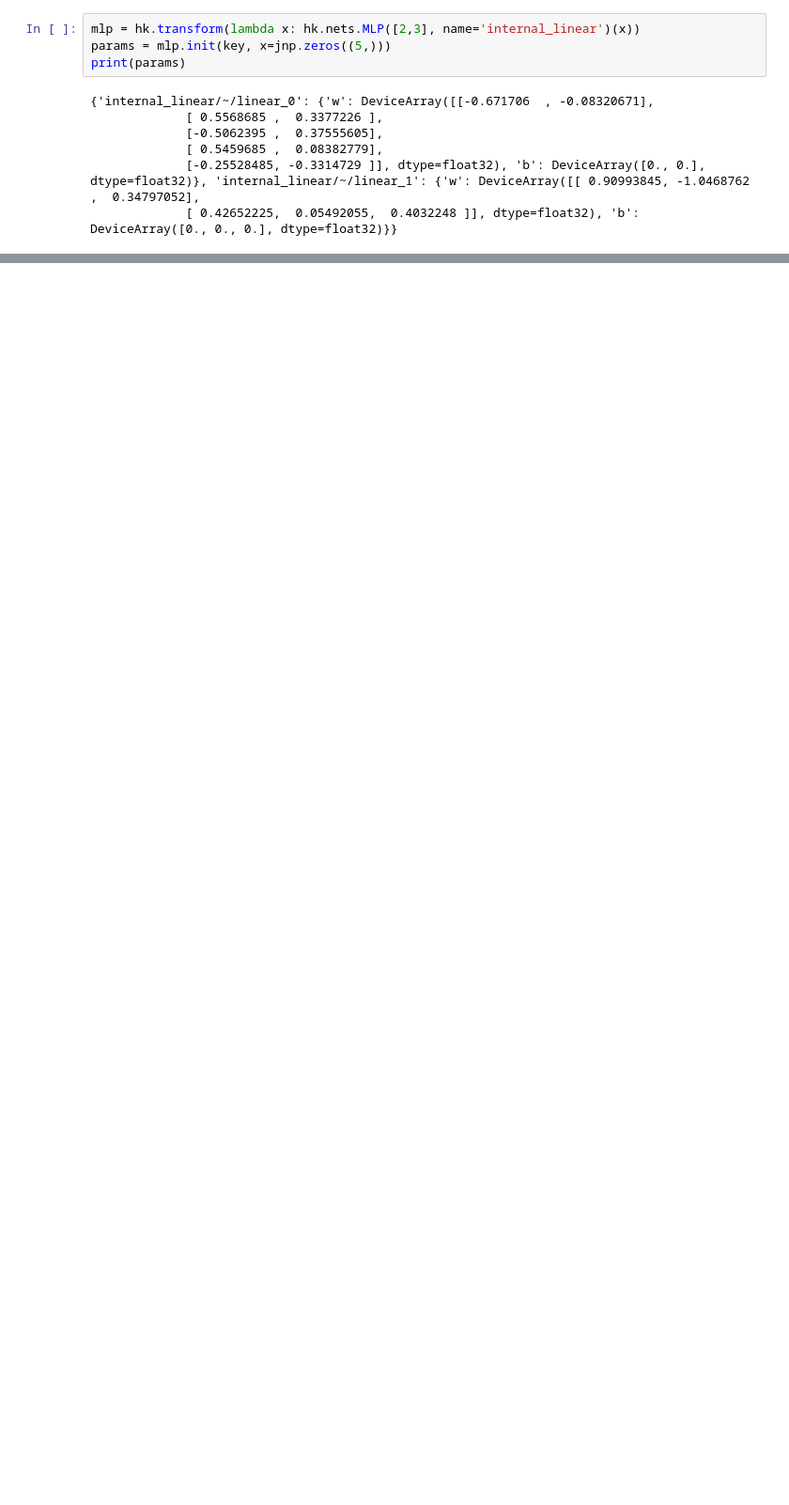
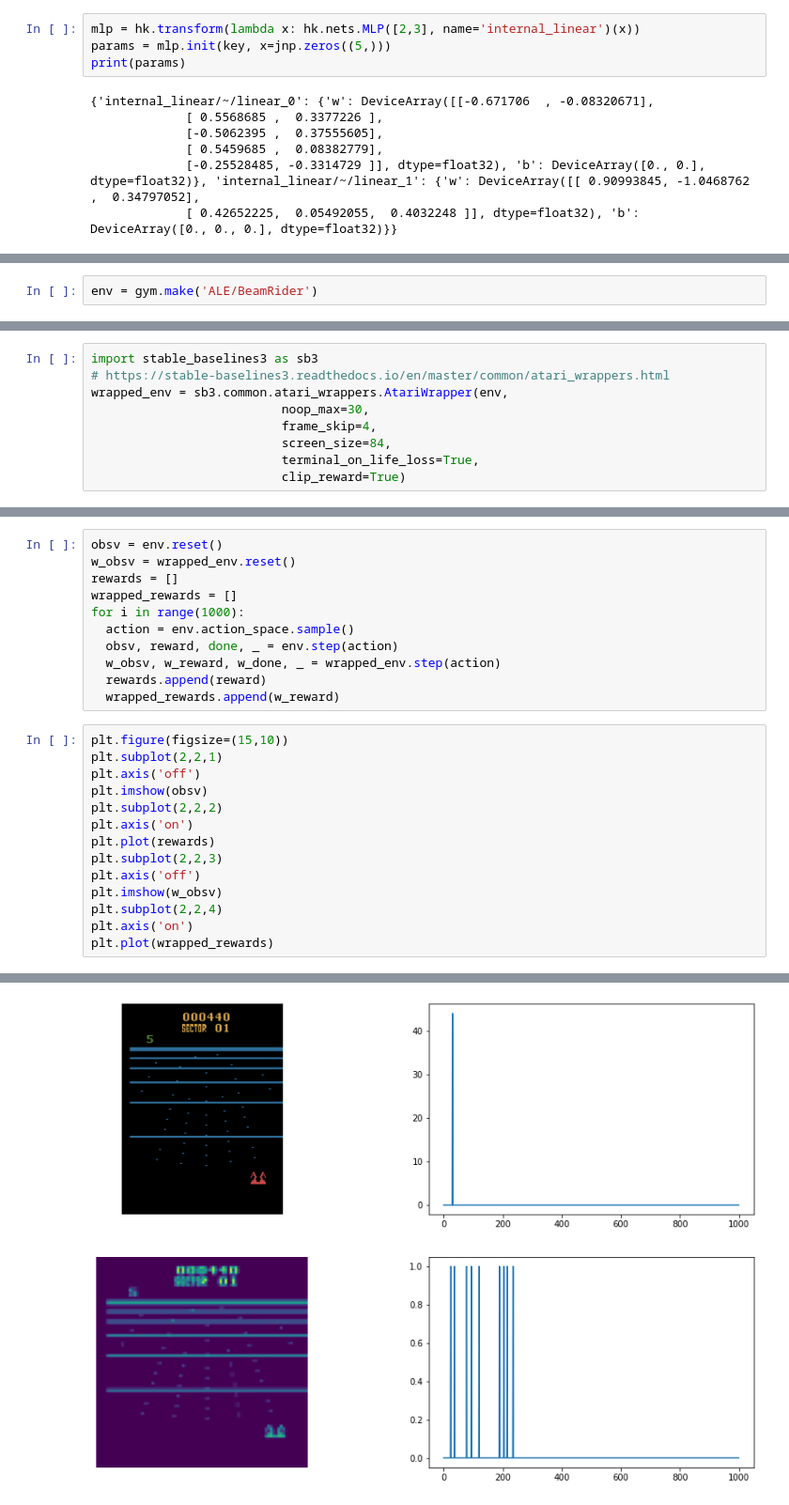
Before and after one commit to Juno-T/jax-rl, a Jupyter notebook: tmp.ipynb, the cells around one changed output, grey strips where cells are left out. Shown at 94% size. Saved outputs shown, nothing was run; the diff lists cells and outputs as text; blank space fills up the shorter version.

Commit message:
install, test atari env

```diff
--- a/tmp.ipynb
+++ b/tmp.ipynb
@@ -524,0 +527,2 @@ print(params)
+# %%
+env = gym.make('ALE/BeamRider')
@@ -524,0 +533,9 @@ print(params)
+# %%
+import stable_baselines3 as sb3
+# https://stable-baselines3.readthedocs.io/en/master/common/atari_wrappers.html
+wrapped_env = sb3.common.atari_wrappers.AtariWrapper(env,
+                          noop_max=30,
+                          frame_skip=4,
+                          screen_size=84,
+                          terminal_on_life_loss=True,
+                          clip_reward=True)
@@ -524,0 +546,26 @@ print(params)
+# %%
+obsv = env.reset()
+w_obsv = wrapped_env.reset()
+rewards = []
+wrapped_rewards = []
+for i in range(1000):
+  action = env.action_space.sample()
+  obsv, reward, done, _ = env.step(action)
+  w_obsv, w_reward, w_done, _ = wrapped_env.step(action)
+  rewards.append(reward)
+  wrapped_rewards.append(w_reward)
+# %%
+plt.figure(figsize=(15,10))
+plt.subplot(2,2,1)
+plt.axis('off')
+plt.imshow(obsv)
+plt.subplot(2,2,2)
+plt.axis('on')
+plt.plot(rewards)
+plt.subplot(2,2,3)
+plt.axis('off')
+plt.imshow(w_obsv)
+plt.subplot(2,2,4)
+plt.axis('on')
+plt.plot(wrapped_rewards)
+# %% [output]
@@ -524,0 +573 @@ print(params)
+[figure, added]
```
Also changed, not shown: parts of 4 cells of this notebook, 1 other file.
